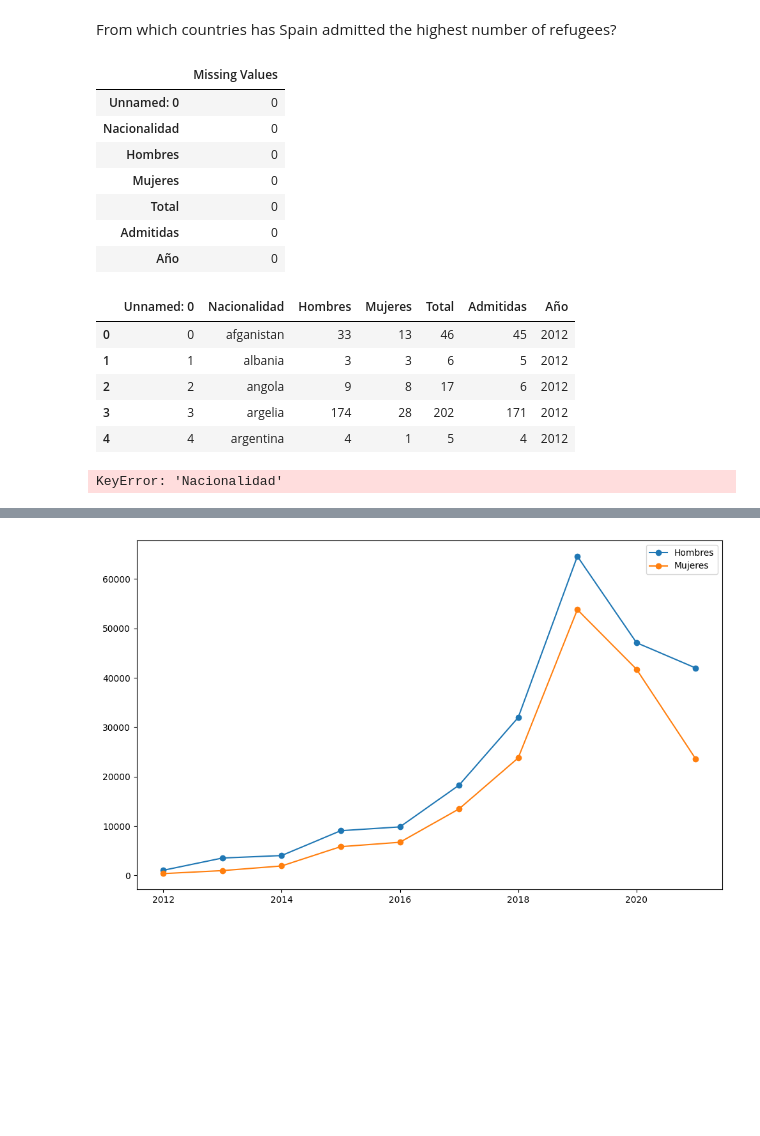
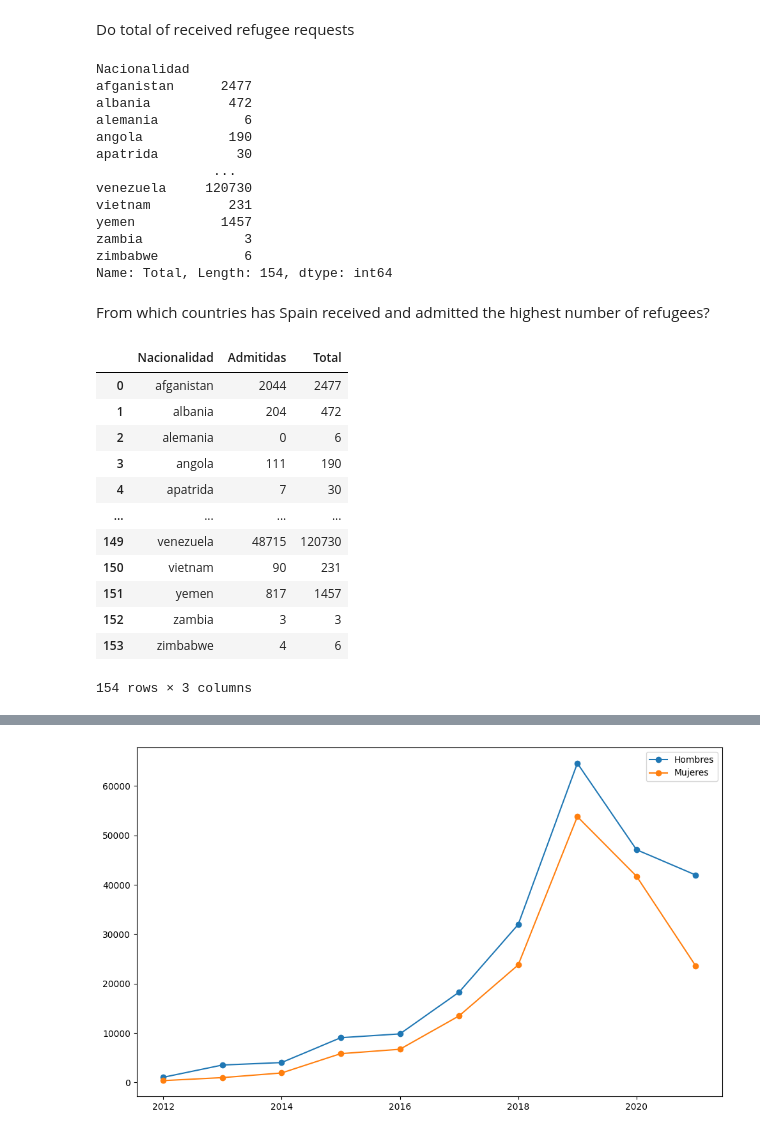
Before and after one commit to mariatens/refugee-analysis, a Jupyter notebook: refugee.ipynb, the cells around one changed output, grey strips where cells are left out. Drawn from its saved outputs; the diff is of its cells as text; code cells hidden in the pictures; blank space fills up the shorter version.

```diff
--- a/refugee.ipynb
+++ b/refugee.ipynb
@@ -12,27 +25,37 @@ data = pd.DataFrame(data)
+# %% [markdown]
+Do total of received refugee requests
+# %%
+data['Total']= data['Mujeres'] + data['Hombres']
+# %% [output]
+Nacionalidad
+afganistan      2477
+albania          472
+alemania           6
+angola           190
+apatrida          30
+               ...
+venezuela     120730
+vietnam          231
+yemen           1457
+zambia             3
+zimbabwe           6
+Name: Total, Length: 154, dtype: int64
 # %% [markdown]
-From which countries has Spain admitted the highest number of refugees?
+From which countries has Spain received and admitted the highest number of refugees?
-# %%
-# Check missing values
-pd.DataFrame(data.isnull().sum(), columns=['Missing Values'])
-# %% [output]
-|  | Missing Values |
-| Unnamed: 0 | 0 |
-| Nacionalidad | 0 |
-| Hombres | 0 |
-| Mujeres | 0 |
-| Total | 0 |
-| Admitidas | 0 |
-| Año | 0 |
-# %%
-data.head()
-# %% [output]
-|  | Unnamed: 0 | Nacionalidad | Hombres | Mujeres | Total | Admitidas | Año |
-| 0 | 0 | afganistan | 33 | 13 | 46 | 45 | 2012 |
-| 1 | 1 | albania | 3 | 3 | 6 | 5 | 2012 |
-| 2 | 2 | angola | 9 | 8 | 17 | 6 | 2012 |
-| 3 | 3 | argelia | 174 | 28 | 202 | 171 | 2012 |
-| 4 | 4 | argentina | 4 | 1 | 5 | 4 | 2012 |
 # %%
-data.groupby('Nacionalidad')['Admitidas'].sum()
+country_data = data.groupby('Nacionalidad ')[['Admitidas', 'Total']].sum().reset_index().sort_values(by='Admitidas')
+country_data
 # %% [output]
+|  | Nacionalidad | Admitidas | Total |
+| 0 | afganistan | 2044 | 2477 |
+| 1 | albania | 204 | 472 |
+| 2 | alemania | 0 | 6 |
+| 3 | angola | 111 | 190 |
+| 4 | apatrida | 7 | 30 |
+| ... | ... | ... | ... |
+| 149 | venezuela | 48715 | 120730 |
+| 150 | vietnam | 90 | 231 |
+| 151 | yemen | 817 | 1457 |
+| 152 | zambia | 3 | 3 |
+| 153 | zimbabwe | 4 | 6 |
-KeyError: 'Nacionalidad'
+154 rows × 3 columns
```
Also changed, not shown: parts of 14 cells of this notebook, 1 other file.
